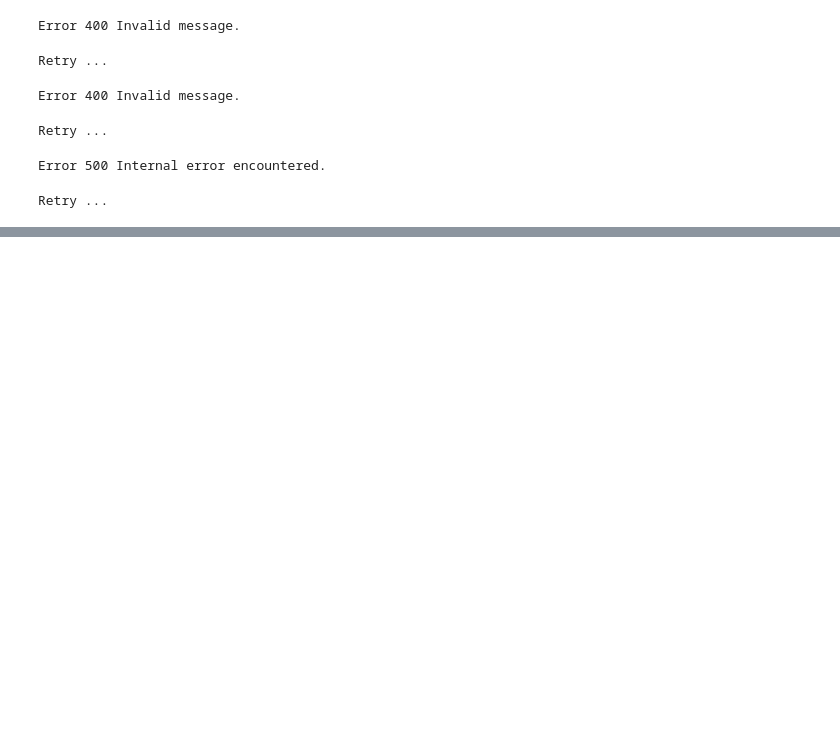
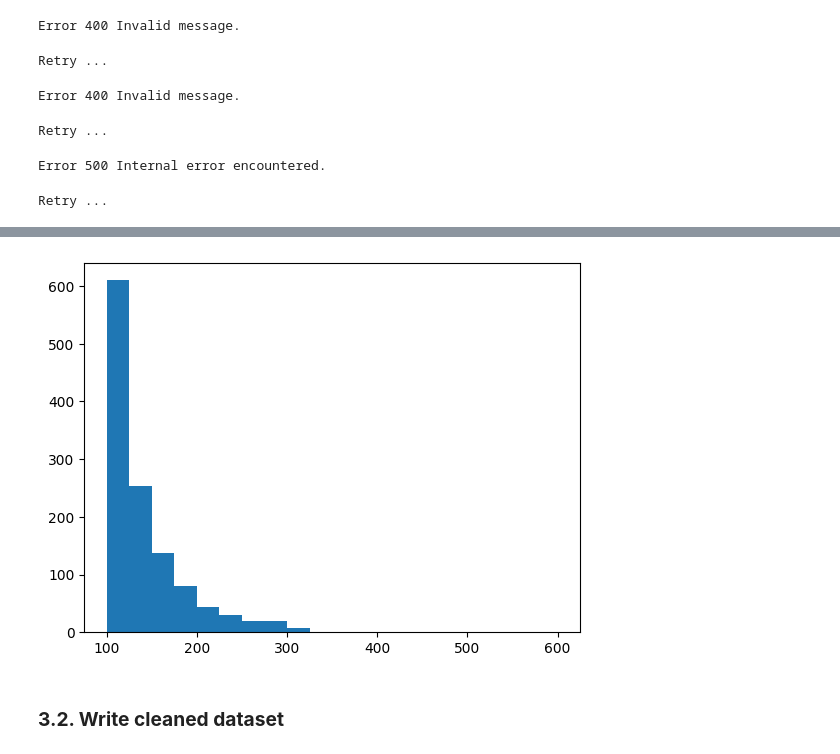
Before and after one commit to trungdung211/KalapaMedicalQA, a Jupyter notebook: Datasets/[colab]-Kalapa-Corpus-QA-Dataset.ipynb, the cells around one changed output, grey strips where cells are left out. Cells and saved outputs as stored; diff of their text form; code cells hidden in the pictures; blank space fills up the shorter version.

```diff
--- a/Datasets/[colab]-Kalapa-Corpus-QA-Dataset.ipynb
+++ b/Datasets/[colab]-Kalapa-Corpus-QA-Dataset.ipynb
@@ -322,0 +567,10 @@ with codecs.open("./data/raw_generate_qa_by_passage.jsonl", "r", "utf-8") as f:
+# %%
+import matplotlib.pyplot as plt
+import json
+# plt.hist([len(json.dumps(doc)) for doc in all_question_clean], bins=20, range=(200, 600))
+plt.hist([len(doc["question"]) for doc in all_question_clean], bins=20, range=(100, 600))
+plt.show()
+# %% [output]
+[figure, added]
+# %% [markdown]
+### **3.2. Write cleaned dataset**
```
Also changed, not shown: parts of 20 cells of this notebook.
